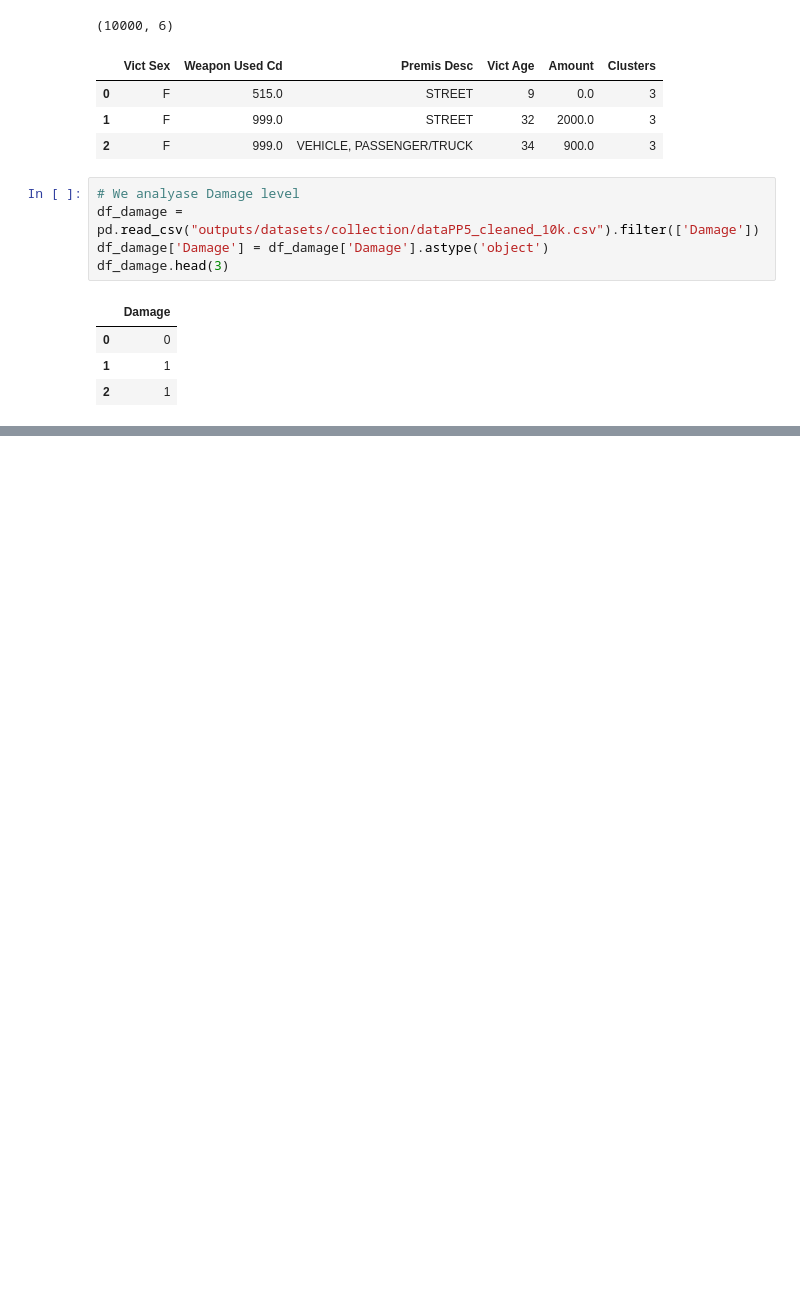
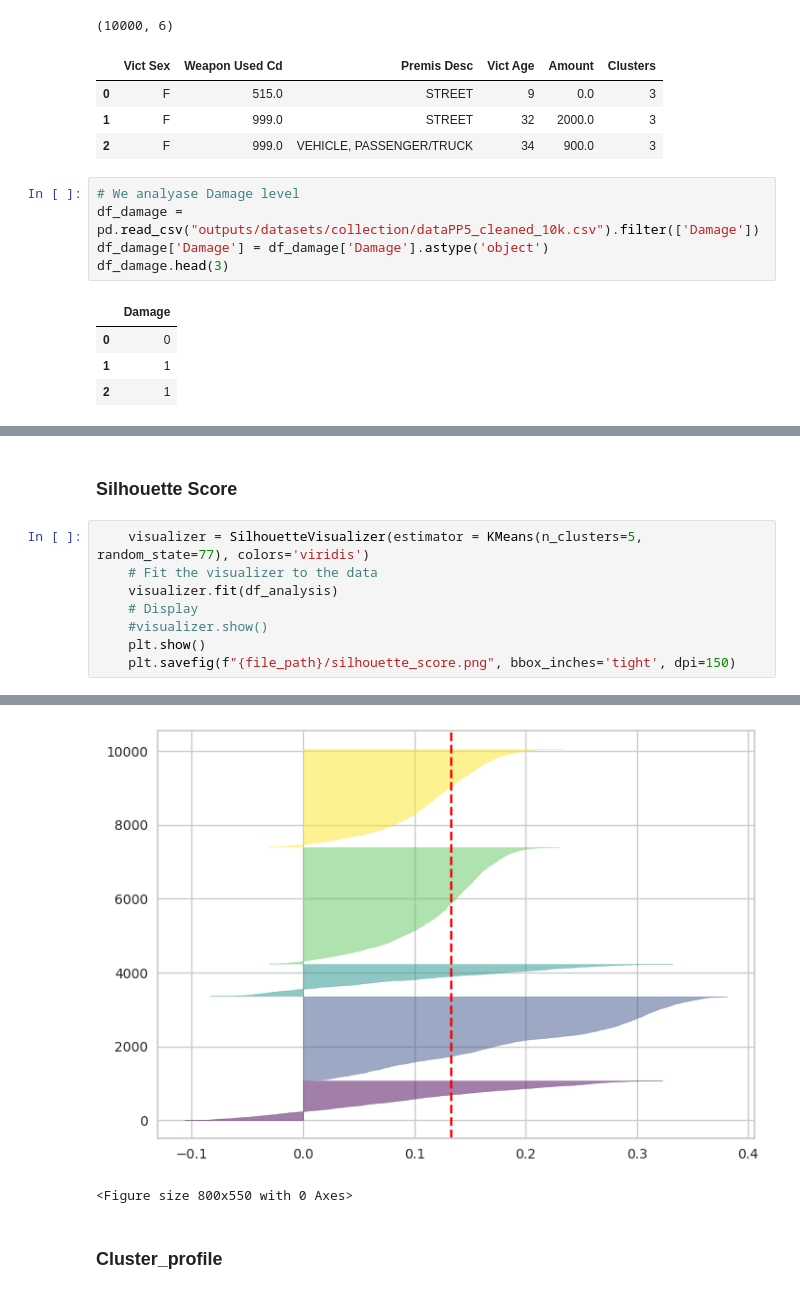
Before and after one commit to Cyril-CRGB/GazetteAnaliticsTools, a Jupyter notebook: jupyter_notebooks/7Cluster.ipynb, the cells around one changed output, grey strips where cells are left out. Saved outputs shown, nothing was run; the diff lists cells and outputs as text; blank space fills up the shorter version.

Commit message:
Add: cluster pict, table, pkl

```diff
--- a/jupyter_notebooks/7Cluster.ipynb
+++ b/jupyter_notebooks/7Cluster.ipynb
@@ -746,0 +822,11 @@ clusters_profile
+# %% [markdown]
+### Silhouette Score
+# %%
+    visualizer = SilhouetteVisualizer(estimator = KMeans(n_clusters=5, random_state=77), colors='viridis')
+    # Fit the visualizer to the data
+    visualizer.fit(df_analysis)
+    # Display
+    #visualizer.show()
+    plt.show()
+    plt.savefig(f"{file_path}/silhouette_score.png", bbox_inches='tight', dpi=150)
+# %% [output]
@@ -746,0 +834,4 @@ clusters_profile
+[figure, added]
+<Figure size 800x550 with 0 Axes>
+# %% [markdown]
+### Cluster_profile
```
Also changed, not shown: parts of 14 cells of this notebook, 6 other files.
